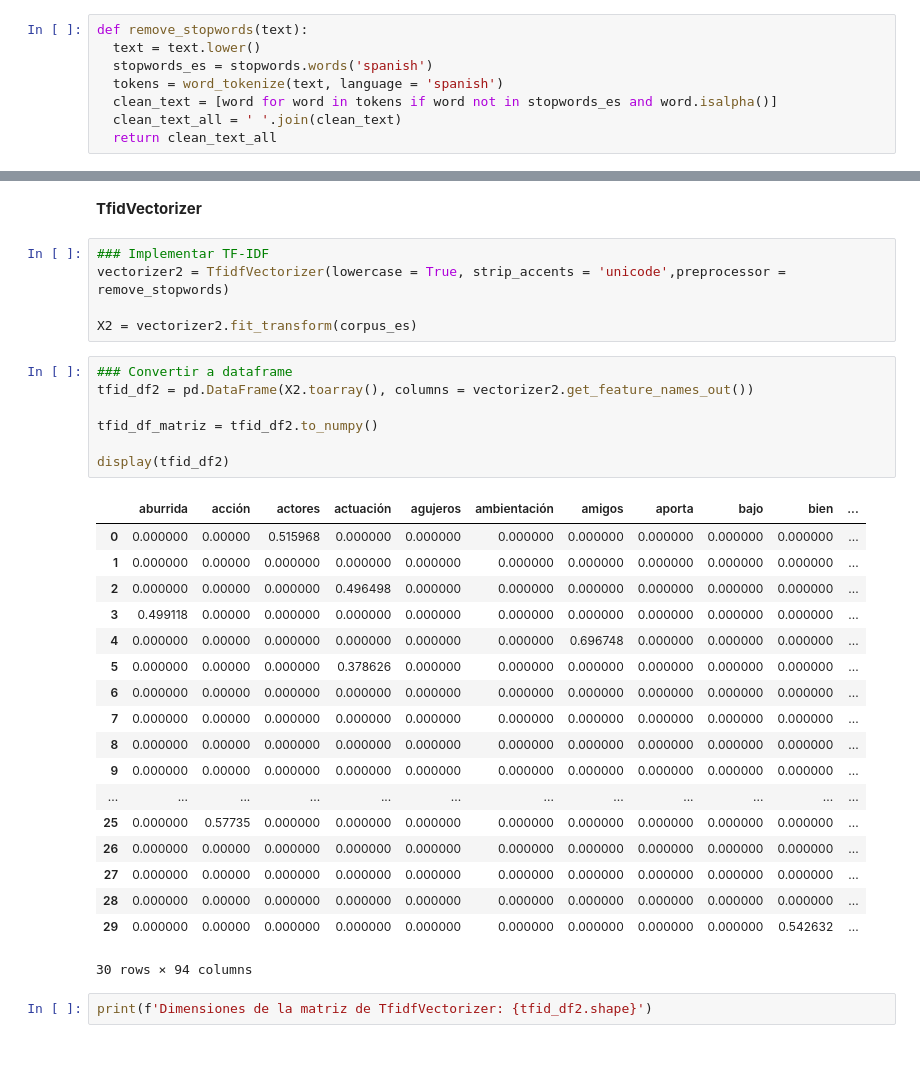
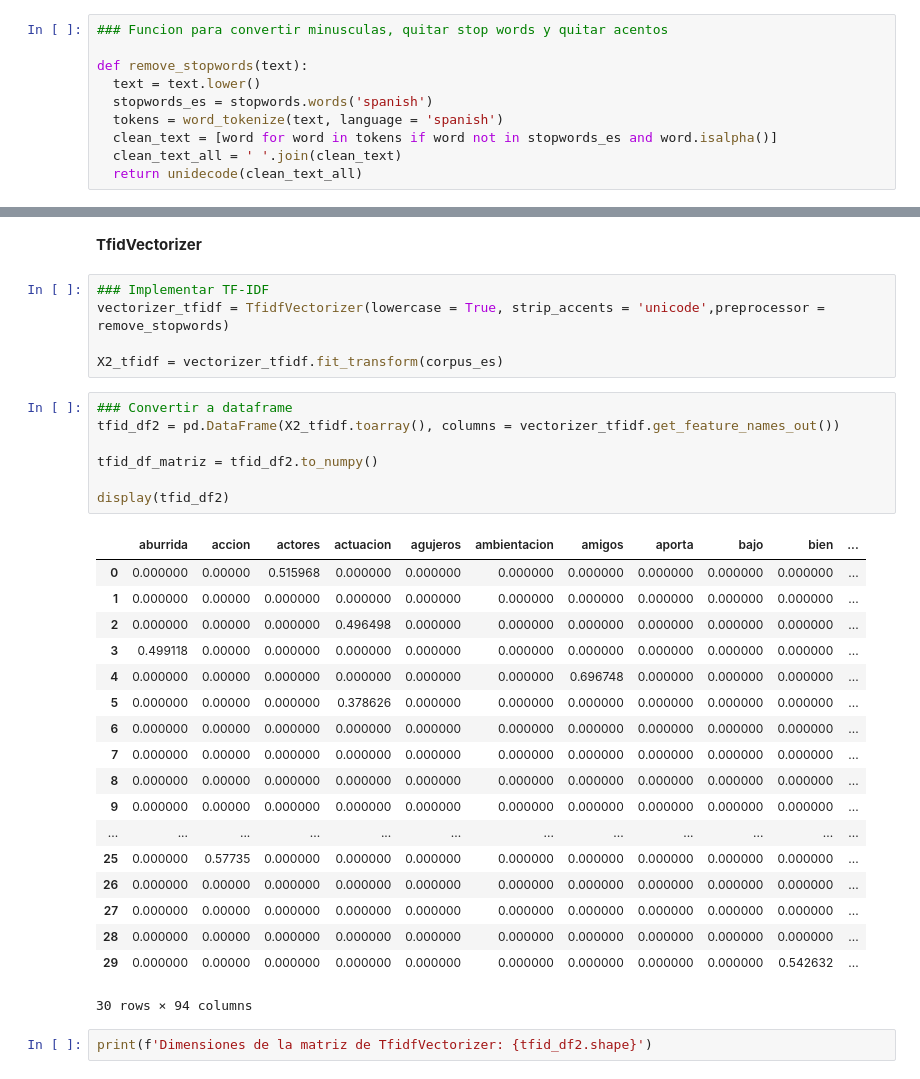
Before and after one commit to LailaBulh/Procesamiento_Lenguaje_Natural, a Jupyter notebook: Representacion_textos_263166.ipynb, the cells around one changed output, grey strips where cells are left out. Cells and saved outputs as stored; diff of their text form.

```diff
--- a/Representacion_textos_263166.ipynb
+++ b/Representacion_textos_263166.ipynb
@@ -215,12 +260,14 @@ conclusiones
 # %% [markdown]
 ### **Ejercicio 2**
 # %%
+### Funcion para convertir minusculas, quitar stop words y quitar acentos
+
 def remove_stopwords(text):
   text = text.lower()
   stopwords_es = stopwords.words('spanish')
   tokens = word_tokenize(text, language = 'spanish')
   clean_text = [word for word in tokens if word not in stopwords_es and word.isalpha()]
   clean_text_all = ' '.join(clean_text)
-  return clean_text_all
+  return unidecode(clean_text_all)
 # %%
 ### Convertir a minusculas y quitar acentos
@@ -279,18 +344,18 @@ Dimensiones de la matriz de CountVectorizer: (30, 94)
 **TfidVectorizer**
 # %%
 ### Implementar TF-IDF
-vectorizer2 = TfidfVectorizer(lowercase = True, strip_accents = 'unicode',preprocessor = remove_stopwords)
+vectorizer_tfidf = TfidfVectorizer(lowercase = True, strip_accents = 'unicode',preprocessor = remove_stopwords)
 
-X2 = vectorizer2.fit_transform(corpus_es)
+X2_tfidf = vectorizer_tfidf.fit_transform(corpus_es)
 # %%
 ### Convertir a dataframe
-tfid_df2 = pd.DataFrame(X2.toarray(), columns = vectorizer2.get_feature_names_out())
+tfid_df2 = pd.DataFrame(X2_tfidf.toarray(), columns = vectorizer_tfidf.get_feature_names_out())
 
 tfid_df_matriz = tfid_df2.to_numpy()
 
 display(tfid_df2)
 # %% [output]
-|  | aburrida | acción | actores | actuación | agujeros | ambientación | amigos | aporta | bajo | bien | ... |
+|  | aburrida | accion | actores | actuacion | agujeros | ambientacion | amigos | aporta | bajo | bien | ... |
 | 0 | 0.000000 | 0.00000 | 0.515968 | 0.000000 | 0.000000 | 0.000000 | 0.000000 | 0.000000 | 0.000000 | 0.000000 | ... |
 | 1 | 0.000000 | 0.00000 | 0.000000 | 0.000000 | 0.000000 | 0.000000 | 0.000000 | 0.000000 | 0.000000 | 0.000000 | ... |
 | 2 | 0.000000 | 0.00000 | 0.000000 | 0.496498 | 0.000000 | 0.000000 | 0.000000 | 0.000000 | 0.000000 | 0.000000 | ... |
```
Also changed, not shown: parts of 12 cells of this notebook.
